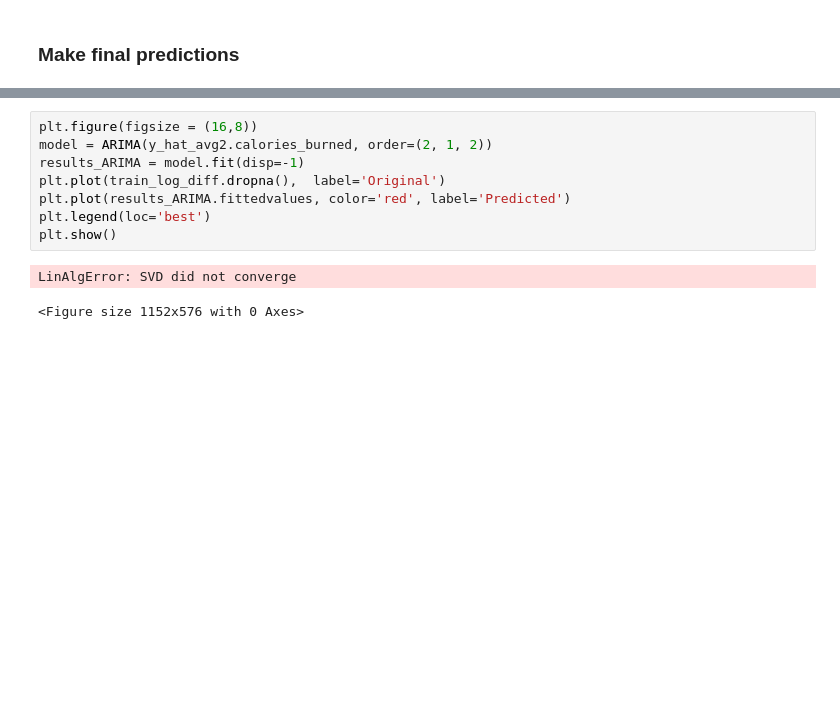
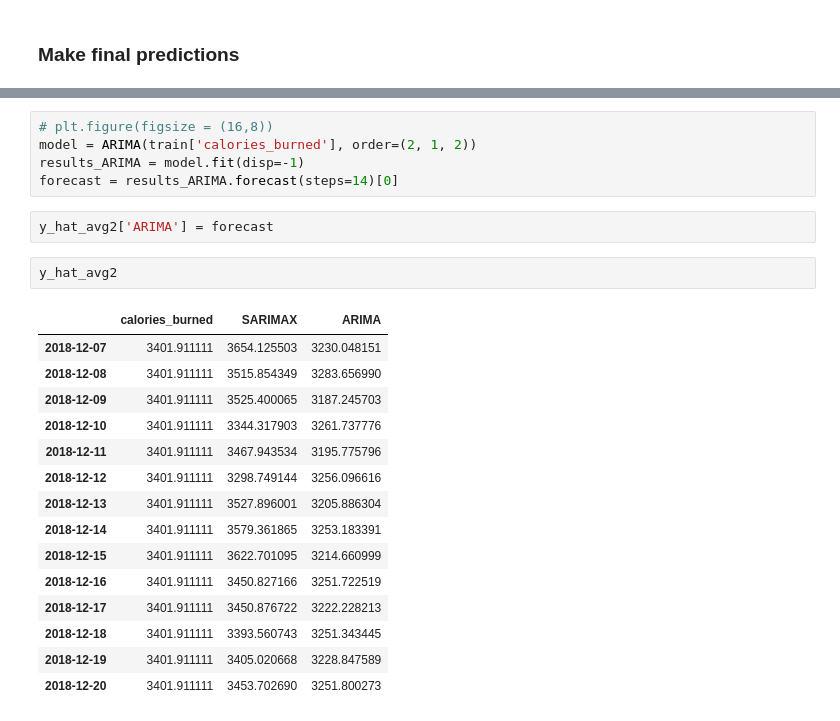
Before and after one commit to jesseanddd/fitbit, a Jupyter notebook: jesse_fitbit.ipynb, the cells around one changed output, grey strips where cells are left out. Drawn from its saved outputs; the diff is of its cells as text; blank space fills up the shorter version.

```diff
--- a/jesse_fitbit.ipynb
+++ b/jesse_fitbit.ipynb
@@ -973,11 +991,25 @@ y_hat_avg2
 # %%
-plt.figure(figsize = (16,8))
-model = ARIMA(y_hat_avg2.calories_burned, order=(2, 1, 2))
+# plt.figure(figsize = (16,8))
+model = ARIMA(train['calories_burned'], order=(2, 1, 2))
 results_ARIMA = model.fit(disp=-1)
-plt.plot(train_log_diff.dropna(),  label='Original')
-plt.plot(results_ARIMA.fittedvalues, color='red', label='Predicted')
-plt.legend(loc='best')
-plt.show()
+forecast = results_ARIMA.forecast(steps=14)[0]
-# %% [output]
-LinAlgError: SVD did not converge
-<Figure size 1152x576 with 0 Axes>
+# %%
+y_hat_avg2['ARIMA'] = forecast
+# %%
+y_hat_avg2
+# %% [output]
+|  | calories_burned | SARIMAX | ARIMA |
+| 2018-12-07 | 3401.911111 | 3654.125503 | 3230.048151 |
+| 2018-12-08 | 3401.911111 | 3515.854349 | 3283.656990 |
+| 2018-12-09 | 3401.911111 | 3525.400065 | 3187.245703 |
+| 2018-12-10 | 3401.911111 | 3344.317903 | 3261.737776 |
+| 2018-12-11 | 3401.911111 | 3467.943534 | 3195.775796 |
+| 2018-12-12 | 3401.911111 | 3298.749144 | 3256.096616 |
+| 2018-12-13 | 3401.911111 | 3527.896001 | 3205.886304 |
+| 2018-12-14 | 3401.911111 | 3579.361865 | 3253.183391 |
+| 2018-12-15 | 3401.911111 | 3622.701095 | 3214.660999 |
+| 2018-12-16 | 3401.911111 | 3450.827166 | 3251.722519 |
+| 2018-12-17 | 3401.911111 | 3450.876722 | 3222.228213 |
+| 2018-12-18 | 3401.911111 | 3393.560743 | 3251.343445 |
+| 2018-12-19 | 3401.911111 | 3405.020668 | 3228.847589 |
+| 2018-12-20 | 3401.911111 | 3453.702690 | 3251.800273 |
```
Also changed, not shown: parts of 4 cells of this notebook.
